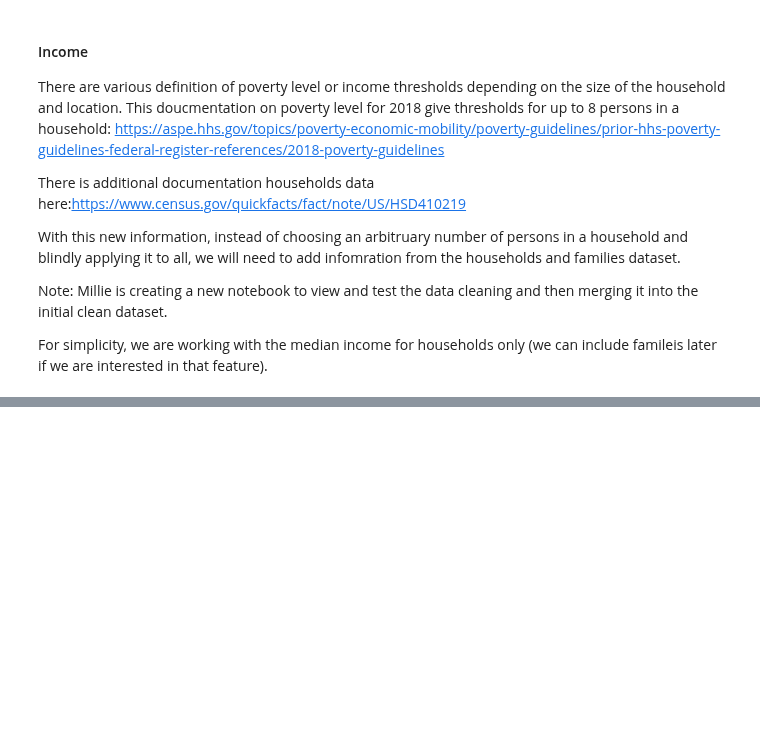
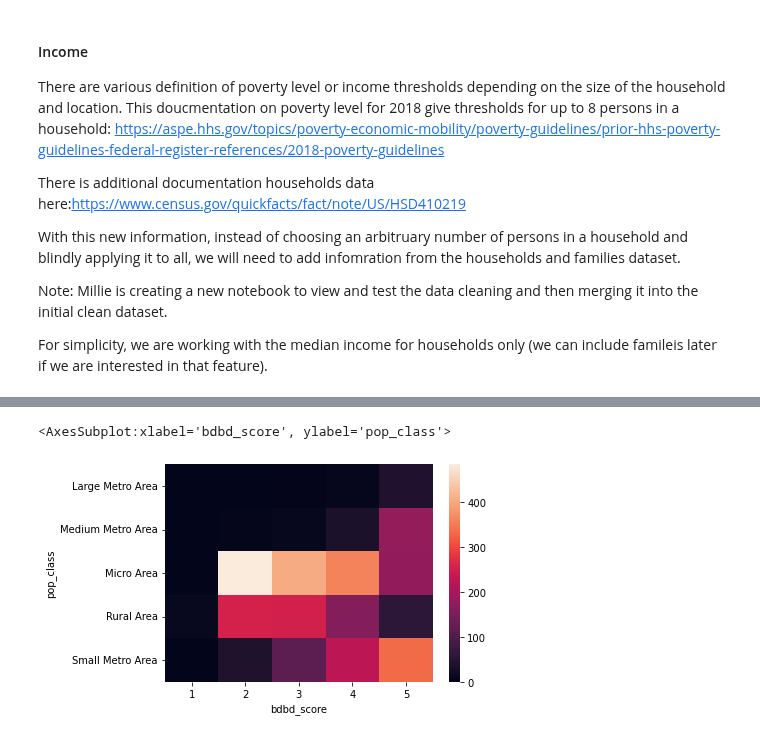
Before and after one commit to mosymns13/DS4A-Team13-Digital-Divide-Project, a Jupyter notebook: Analytic Dataset.ipynb, the cells around one changed output, grey strips where cells are left out. Drawn from its saved outputs; the diff is of its cells as text; code cells hidden in the pictures; blank space fills up the shorter version.

```diff
--- a/Analytic Dataset.ipynb
+++ b/Analytic Dataset.ipynb
@@ -452,0 +452,20 @@ device_subset['rank_3'] = device_subset['total_multi_device'].apply(add_rank_3)
+# %%
+#creating broadband classification
+def bdbd_type(broadband_pct):
+    """Assign labels to county according to their broadband pct
+    """
+    if broadband_pct < 25.7:
+        label = "1"
+    elif broadband_pct < 67.4: #Between 25.8 to 67.4
+        label = "2"
+    elif broadband_pct < 73.6: #Between 67.5 to 73.6
+        label = "3"
+    elif broadband_pct < 78.8: #Between 73.7 to 78.8
+        label = "4"
+    elif broadband_pct > 78.8: #Greater than 78.8
+        label = "5"
+    else: #Greater than 50k
+        label = "1"
+    return label
+# %%
+revised_analytic_data["bdbd_score"] = revised_analytic_data["broadband_pct"].apply(bdbd_type)
@@ -452,0 +489,3 @@ device_subset['rank_3'] = device_subset['total_multi_device'].apply(add_rank_3)
+# %%
+bdbd_df = revised_analytic_data[["county", "state","pop_total", "pop_class", "broadband_pct", "bdbd_score"]]
+bdbd_df
@@ -452,0 +513,3 @@ device_subset['rank_3'] = device_subset['total_multi_device'].apply(add_rank_3)
+# %%
+my_contingency_table = pd.crosstab(index=bdbd_df["pop_class"], columns=bdbd_df["bdbd_score"])
+my_contingency_table
@@ -452,0 +524,5 @@ device_subset['rank_3'] = device_subset['total_multi_device'].apply(add_rank_3)
+# %%
+sns.heatmap(my_contingency_table)
+# %% [output]
+<AxesSubplot:xlabel='bdbd_score', ylabel='pop_class'>
+[figure, added]
```
Also changed, not shown: parts of 31 cells of this notebook, 5 other files.
